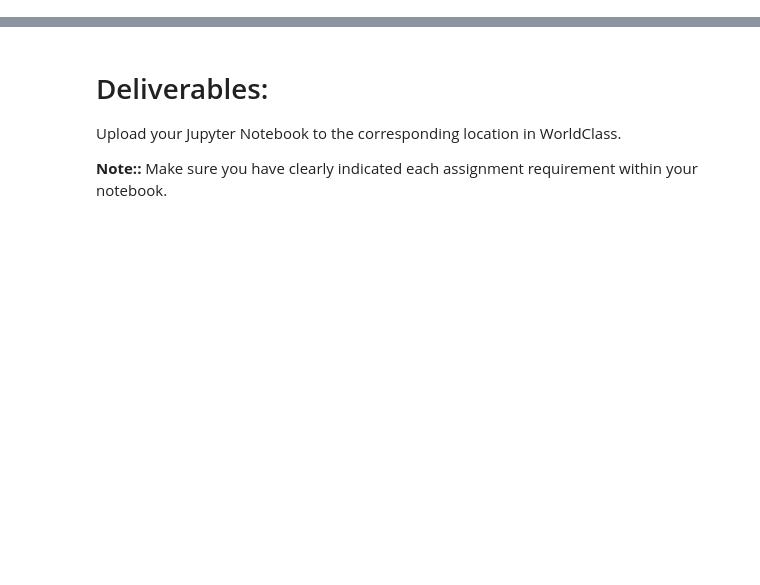
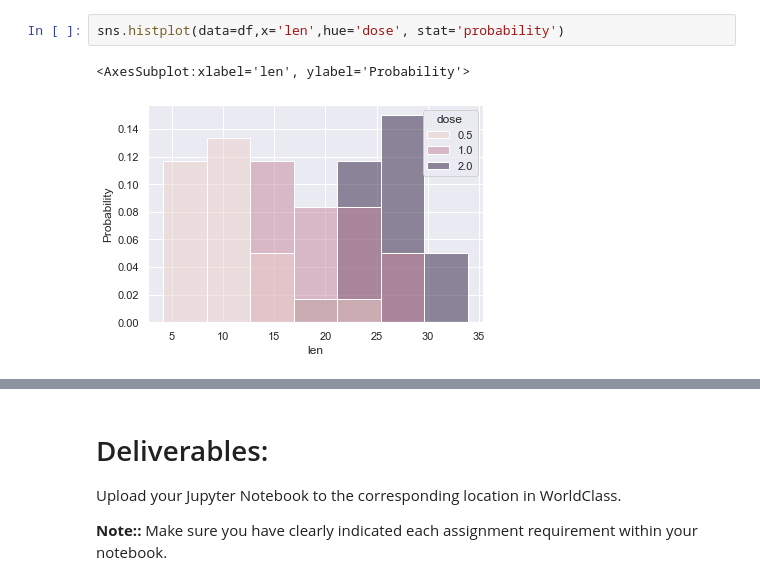
Before and after one commit to kscully-dotcom/msds650, a Jupyter notebook: week4/4_Assignment.ipynb, the cells around one changed output, grey strips where cells are left out. Drawn from its saved outputs; the diff is of its cells as text; blank space fills up the shorter version.

```diff
--- a/week4/4_Assignment.ipynb
+++ b/week4/4_Assignment.ipynb
@@ -35,0 +84,5 @@ Hypothesis testing for the given dataset. Your analysis should include the follo
+# %%
+sns.histplot(data=df,x='len',hue='dose', stat='probability')
+# %% [output]
+<AxesSubplot:xlabel='len', ylabel='Probability'>
+[figure, added]
```
Also changed, not shown: parts of 25 cells of this notebook, 1 other file.
